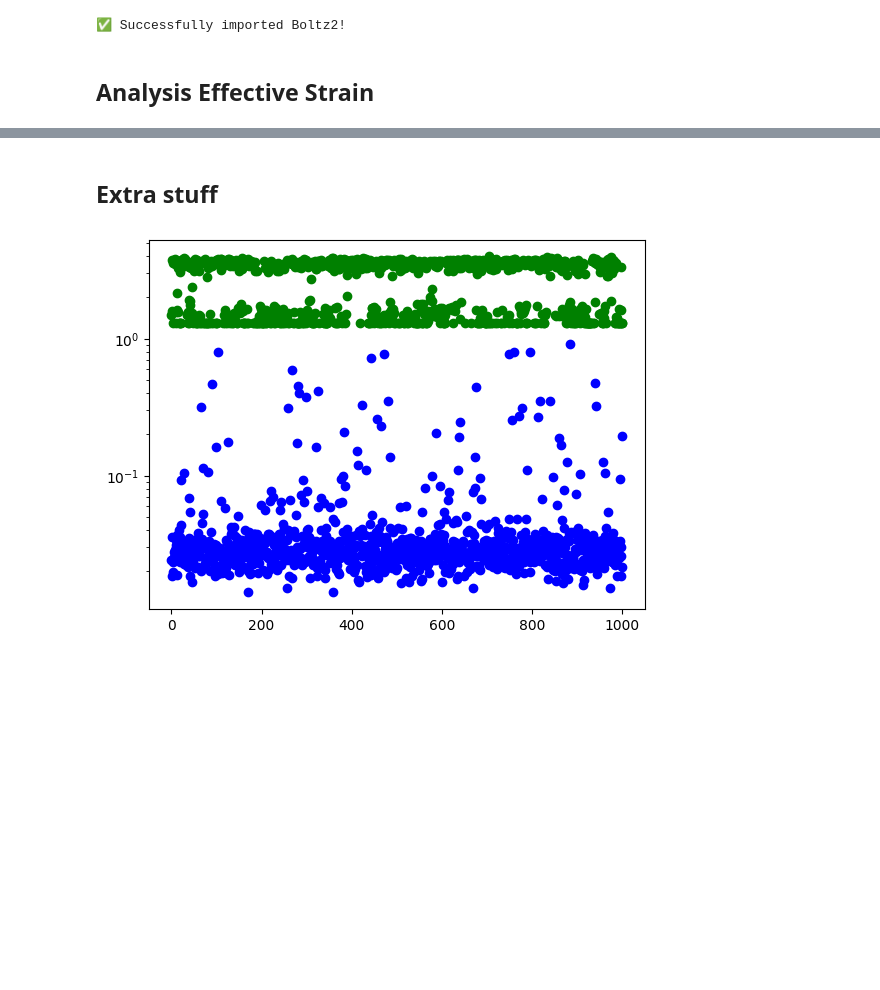
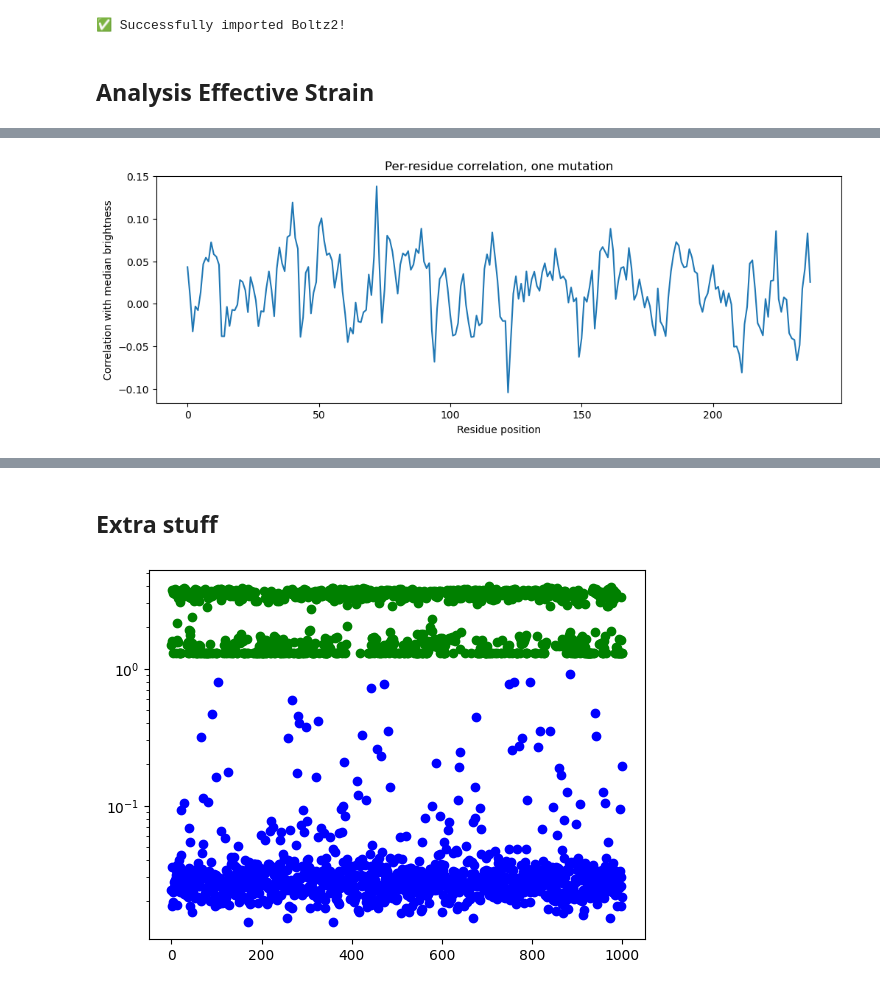
Before and after one commit to Thomasbush9/gfp_function_prediction, a Jupyter notebook: notebooks/effective_strain.ipynb, the cells around one changed output, grey strips where cells are left out. Cells and saved outputs as stored; diff of their text form; code cells hidden in the pictures; blank space fills up the shorter version.

```diff
--- a/notebooks/effective_strain.ipynb
+++ b/notebooks/effective_strain.ipynb
@@ -256,0 +264,5 @@ plt.show()
+# %%
+gfp_dataset = pd.read_csv(tsv_path, sep='\t')
+gfp_dataset["num_mut"] = gfp_dataset["aaMutations"].apply(get_numb_mut)
+seq_nums = extract_seq_numbers(files_id)
+filtered_df = gfp_dataset.loc[gfp_dataset.index.isin(seq_nums)]
@@ -256,0 +273,6 @@ plt.show()
+# %%
+# mask = (filtered_df["num_mut"] == 1) | (filtered_df["num_mut"] == 2)
+mask = filtered_df["num_mut"] == 1
+idx = np.where(mask)[0]
+filtered_df = filtered_df.iloc[idx]
+strain_selected = strain_t[idx, :]
@@ -256,0 +283,22 @@ plt.show()
+# %%
+brightness = filtered_df["medianBrightness"].values
+
+# Option 1: Vectorized with numpy.corrcoef (fast)
+corrs = np.array([
+    np.corrcoef(strain_selected[:, i], brightness)[0, 1]
+    for i in range(strain_selected.shape[1])
+])
+# %%
+corr_df = pd.DataFrame({
+    "residue": np.arange(strain_selected.shape[1]),
+    "correlation": corrs
+})
+# %%
+plt.figure(figsize=(12,4))
+plt.plot(corr_df["residue"], corr_df["correlation"])
+plt.xlabel("Residue position")
+plt.ylabel("Correlation with median brightness")
+plt.title("Per-residue correlation, one mutation")
+plt.show()
+# %% [output]
+[figure, added]
```
Also changed, not shown: parts of 14 cells of this notebook, 1 other file.
